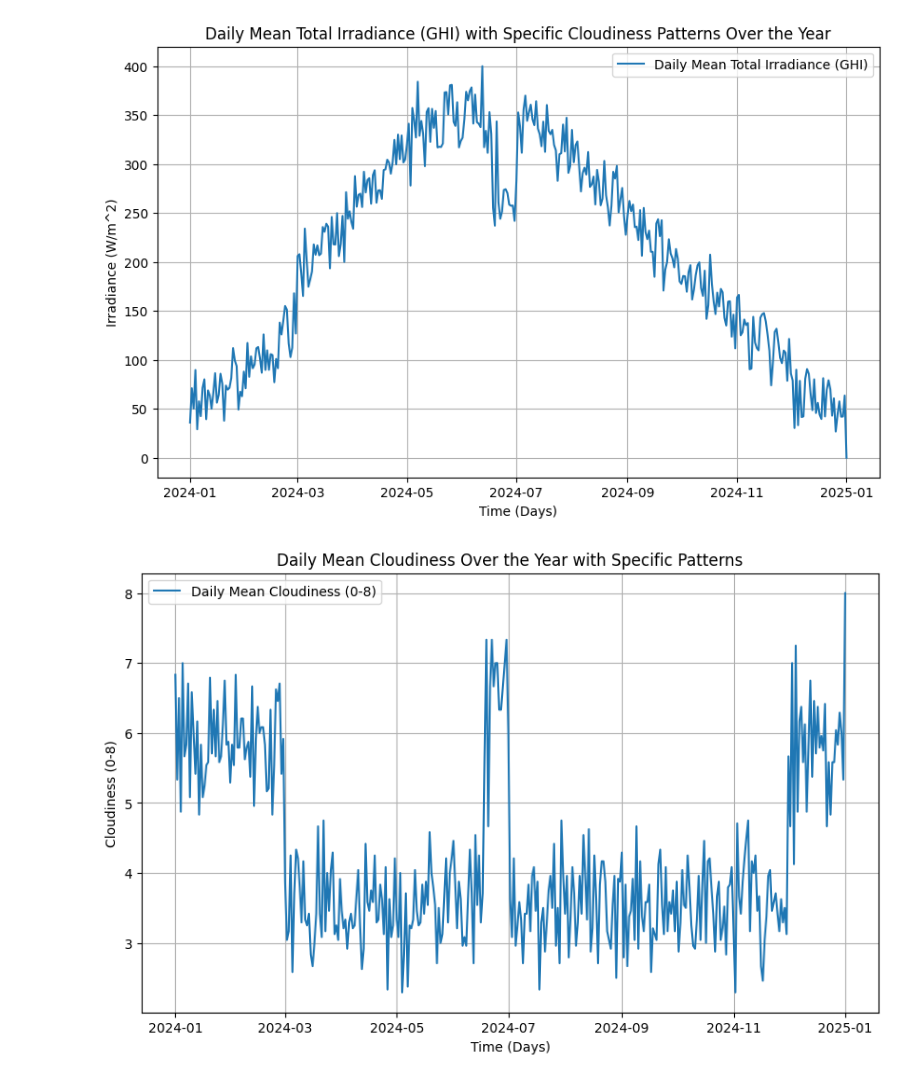
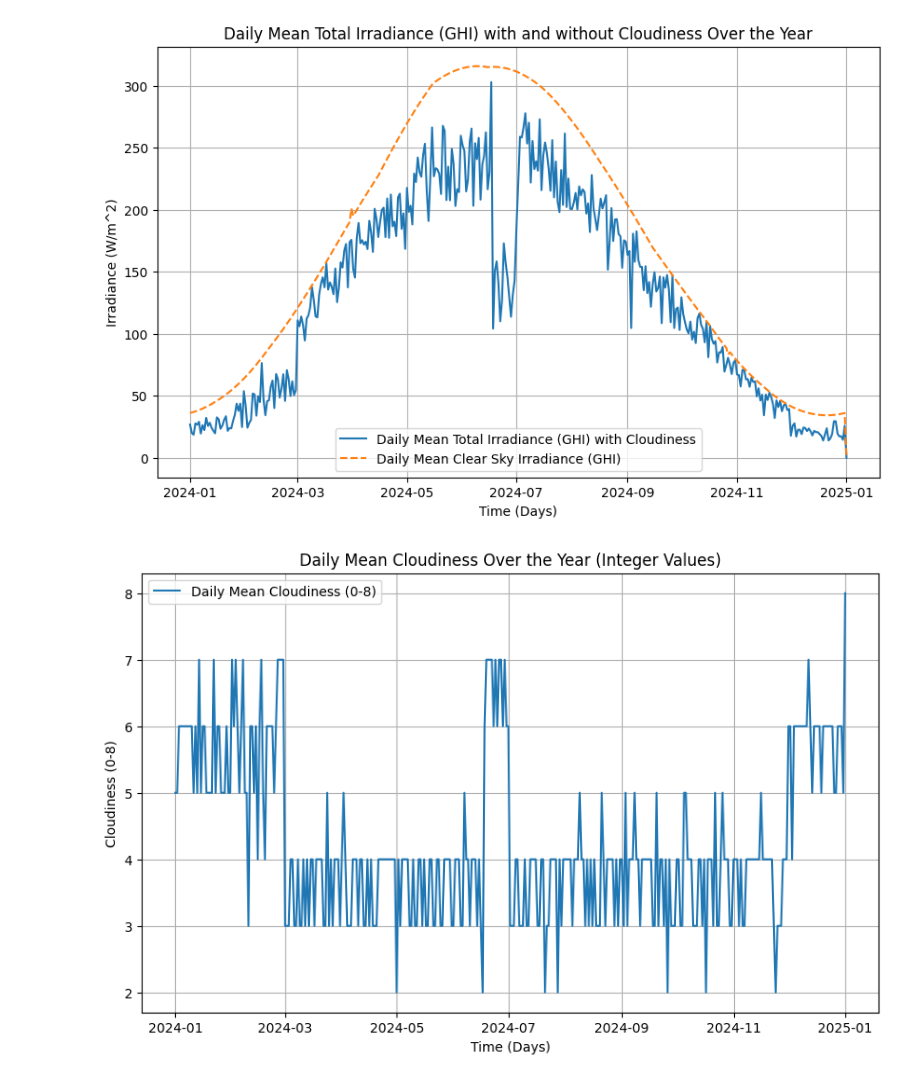
Before and after one commit to marcinszwagrzyk/marcinszwagrzyk.github.io, a Jupyter notebook: pvi/pvi_solar.ipynb, the cells around one changed output. Saved outputs shown, nothing was run; the diff lists cells and outputs as text; code cells hidden in the pictures.

```diff
--- a/pvi/pvi_solar.ipynb
+++ b/pvi/pvi_solar.ipynb
@@ -14,11 +14,14 @@ def adjust_for_cloudiness(ghi, dni, dhi, cloudiness):
     # Skalowanie bezpośredniego promieniowania: im większe zachmurzenie, tym mniej promieniowania bezpośredniego
     dni_adj = dni * (1 - (cloudiness / 8))
 
-    # Skalowanie rozproszonego promieniowania: im większe zachmurzenie, tym więcej promieniowania rozproszonego
-    dhi_adj = dhi + (ghi * (cloudiness / 8) * 0.5)  # Zakładamy, że połowa promieniowania zamienia się w rozproszone
+    # Skalowanie rozproszonego promieniowania: im większe zachmurzenie, tym więcej promieniowania rozproszonego,
+    # ale całkowita irradiancja (GHI) nie może być większa niż czyste niebo.
+    dhi_adj = dhi * (1 + (cloudiness / 8) * 0.5)  # Rozproszenie rośnie z zachmurzeniem, ale umiarkowanie
 
-    # GHI pozostaje zbliżone, ponieważ jest to suma promieniowania bezpośredniego i rozproszonego
+    # Całkowita irradiancja (GHI) to suma dni_adj i dhi_adj, ale musi być ograniczona do wartości czystego nieba
     ghi_adj = dni_adj + dhi_adj
+    if ghi_adj > ghi:
+        ghi_adj = ghi  # Ograniczenie do wartości czystego nieba
 
     return ghi_adj, dni_adj, dhi_adj
 
@@ -62,7 +65,7 @@ for time in times:
         else:
             cloudiness.append(np.random.randint(1, 9))  # Losowe zachmurzenie, ale nie 0
 
-    # Pozostałe miesiące – losowe zachmurzenie od 0 do 8
+    # Pozostałe miesiące – losowe zachmurzenie od 1 do 8
     else:
         cloudiness.append(np.random.randint(1, 9))  # Losowe zachmurzenie, ale nie 0
 
@@ -79,39 +82,43 @@ dhi_adj_list = []
 # Obliczanie irradiancji dla każdej godziny z losowym zachmurzeniem
 for i in range(len(times)):
     ghi_adj, dni_adj, dhi_adj = adjust_for_cloudiness(clearsky['ghi'][i], clearsky['dni'][i], clearsky['dhi'][i], cloudiness[i])
     ghi_adj_list.append(ghi_adj)
     dni_adj_list.append(dni_adj)
     dhi_adj_list.append(dhi_adj)
 
 # Konwersja list do serii pandas
 ghi_adj_series = pd.Series(ghi_adj_list, index=times)
 
 # Obliczenie dobowej średniej irradiancji
 daily_mean_ghi = ghi_adj_series.resample('D').mean()
 
-# Wykres dobowej średniej irradiancji
+# Uśredniona irradiancja bez zachmurzenia (czyste niebo)
+daily_mean_clear_sky_ghi = clearsky['ghi'].resample('D').mean()
+
+# Wykres dobowej średniej irradiancji, z linią dla czystego nieba
 plt.figure(figsize=(10,6))
-plt.plot(daily_mean_ghi, label='Daily Mean Total Irradiance (GHI)')
-plt.title('Daily Mean Total Irradiance (GHI) with Specific Cloudiness Patterns Over the Year')
+plt.plot(daily_mean_ghi, label='Daily Mean Total Irradiance (GHI) with Cloudiness')
+plt.plot(daily_mean_clear_sky_ghi, label='Daily Mean Clear Sky Irradiance (GHI)', linestyle='--')
+plt.title('Daily Mean Total Irradiance (GHI) with and without Cloudiness Over the Year')
 plt.ylabel('Irradiance (W/m^2)')
 plt.xlabel('Time (Days)')
 plt.grid(True)
 plt.legend()
 plt.show()
 
-# Dodatkowo możemy zwrócić losowe wartości zachmurzenia dla wglądu
+# Zamiana `daily_mean_cloudiness` na liczby całkowite
 cloudiness_series = pd.Series(cloudiness, index=times)
-daily_mean_cloudiness = cloudiness_series.resample('D').mean()
+daily_mean_cloudiness = cloudiness_series.resample('D').apply(lambda x: round(x.mean())).astype(int)
 
-# Wykres dobowych średnich wartości zachmurzenia
+# Wykres dobowych średnich wartości zachmurzenia (jako liczby całkowite)
 plt.figure(figsize=(10,6))
 plt.plot(daily_mean_cloudiness, label='Daily Mean Cloudiness (0-8)')
-plt.title('Daily Mean Cloudiness Over the Year with Specific Patterns')
+plt.title('Daily Mean Cloudiness Over the Year (Integer Values)')
 plt.ylabel('Cloudiness (0-8)')
 plt.xlabel('Time (Days)')
 plt.grid(True)
 plt.legend()
 plt.show()
 # %% [output]
-[figure, old version]
+[figure, new version]
-[figure, old version]
+[figure, new version]
```
